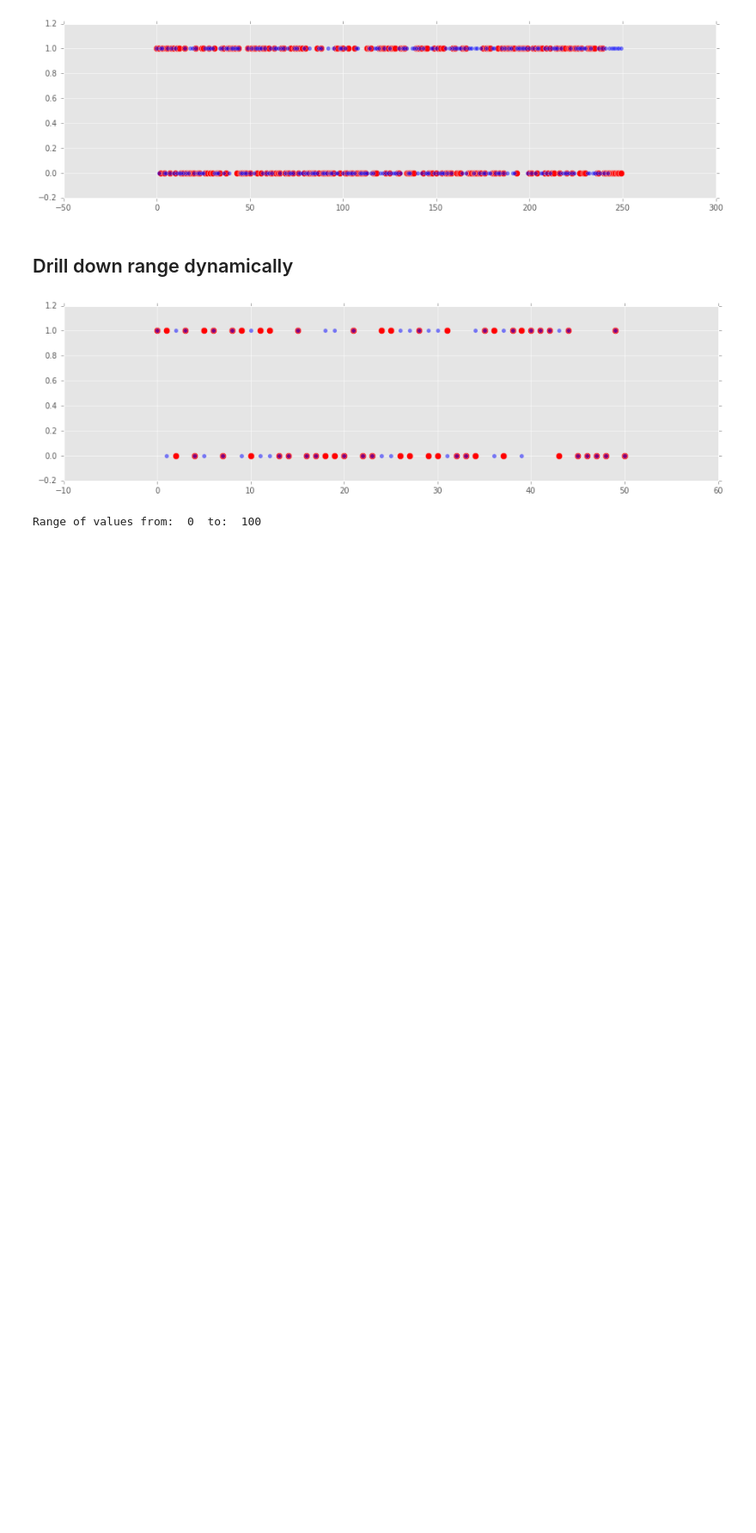
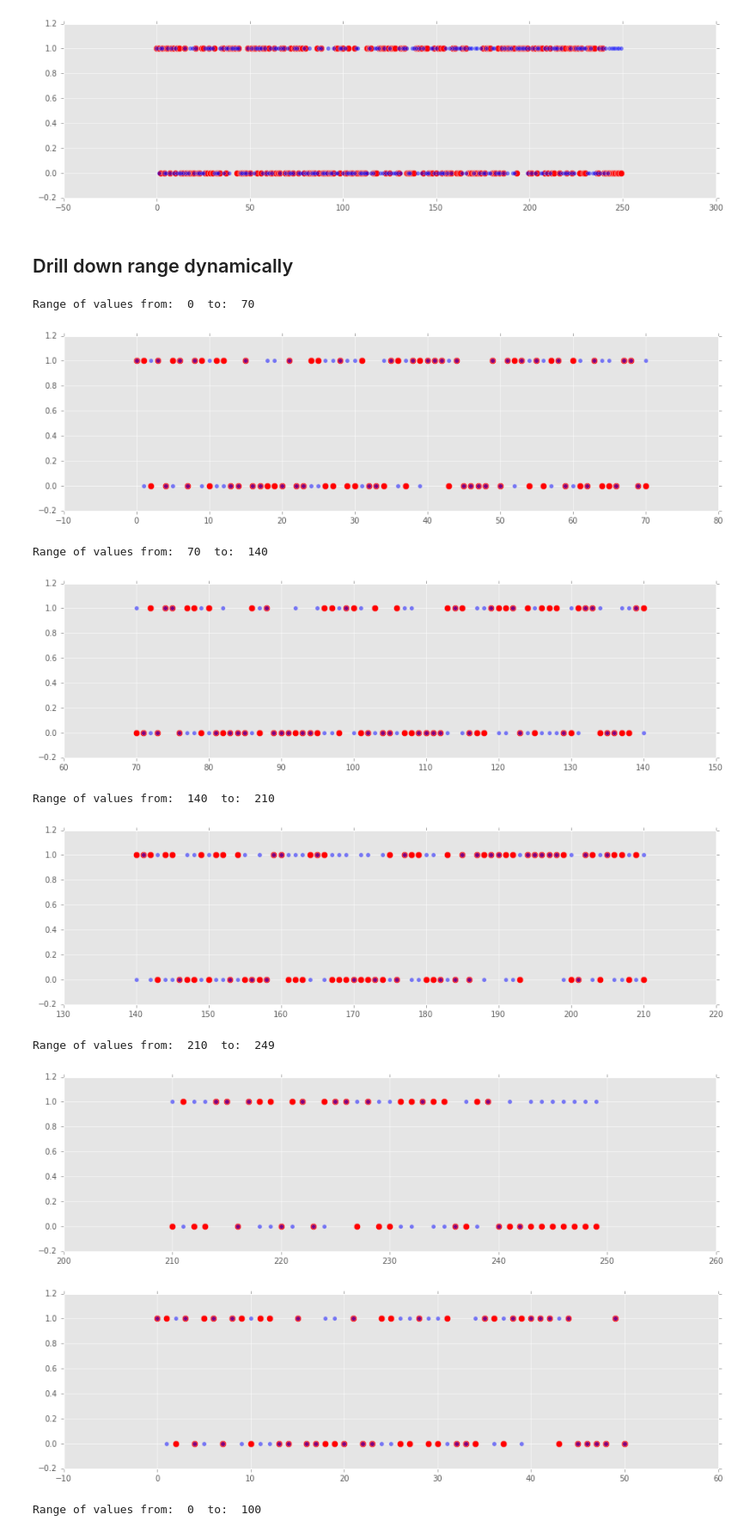
Before and after one commit to hamzafar/titanic_competition, a Jupyter notebook: plot missclassified.ipynb, the cells around one changed output. Shown at 86% size. Drawn from its saved outputs; the diff is of its cells as text; code cells hidden in the pictures; blank space fills up the shorter version.

Commit message:
corrected dynamic plotting

```diff
--- a/plot missclassified.ipynb
+++ b/plot missclassified.ipynb
@@ -56,21 +56,30 @@ def plot_misclassified_dynamically(start, end, step, x_col, y1_col, y2_col):
     #     print r[i]
     #     print r[i+1]
         print 'Range of values from: ', r[i], ' to: ', r[i+1]
-        X = df_tamp.ix[r[i]:r[i+1],'range']
-        Y1 = df_tamp.ix[r[i]:r[i+1],'val1']
-        Y2 = df_tamp.ix[r[i]:r[i+1],'val2']
+        X = df_tamp.ix[r[i]:r[i+1], x_col]
+        Y1 = df_tamp.ix[r[i]:r[i+1], y1_col]
+        Y2 = df_tamp.ix[r[i]:r[i+1], y2_col]
 
         plot_misclassified(x=X, y1=Y1, y2=Y2)
 # %%
 Start = min(df_tamp['range'])
 End = max(df_tamp['range'])
-Step = 100
-C_col = 'range'
+Step = 70
+X_col = 'range'
 Y1_col = 'val1'
 Y2_col = 'val2'
 
 
-plot_misclassified_dynamically(start=Start, end=End, step)
+plot_misclassified_dynamically(start=Start, end=End, step= Step, x_col=X_col, y1_col=Y1_col, y2_col=Y2_col)
+# %% [output]
+Range of values from:  0  to:  70
+[figure, added]
+Range of values from:  70  to:  140
+[figure, added]
+Range of values from:  140  to:  210
+[figure, added]
+Range of values from:  210  to:  249
+[figure, added]
 # %%
 X = df_tamp.ix[0:50,'range']
 Y1 = df_tamp.ix[0:50,'val1']
```
Also changed, not shown: parts of 2 cells of this notebook.
